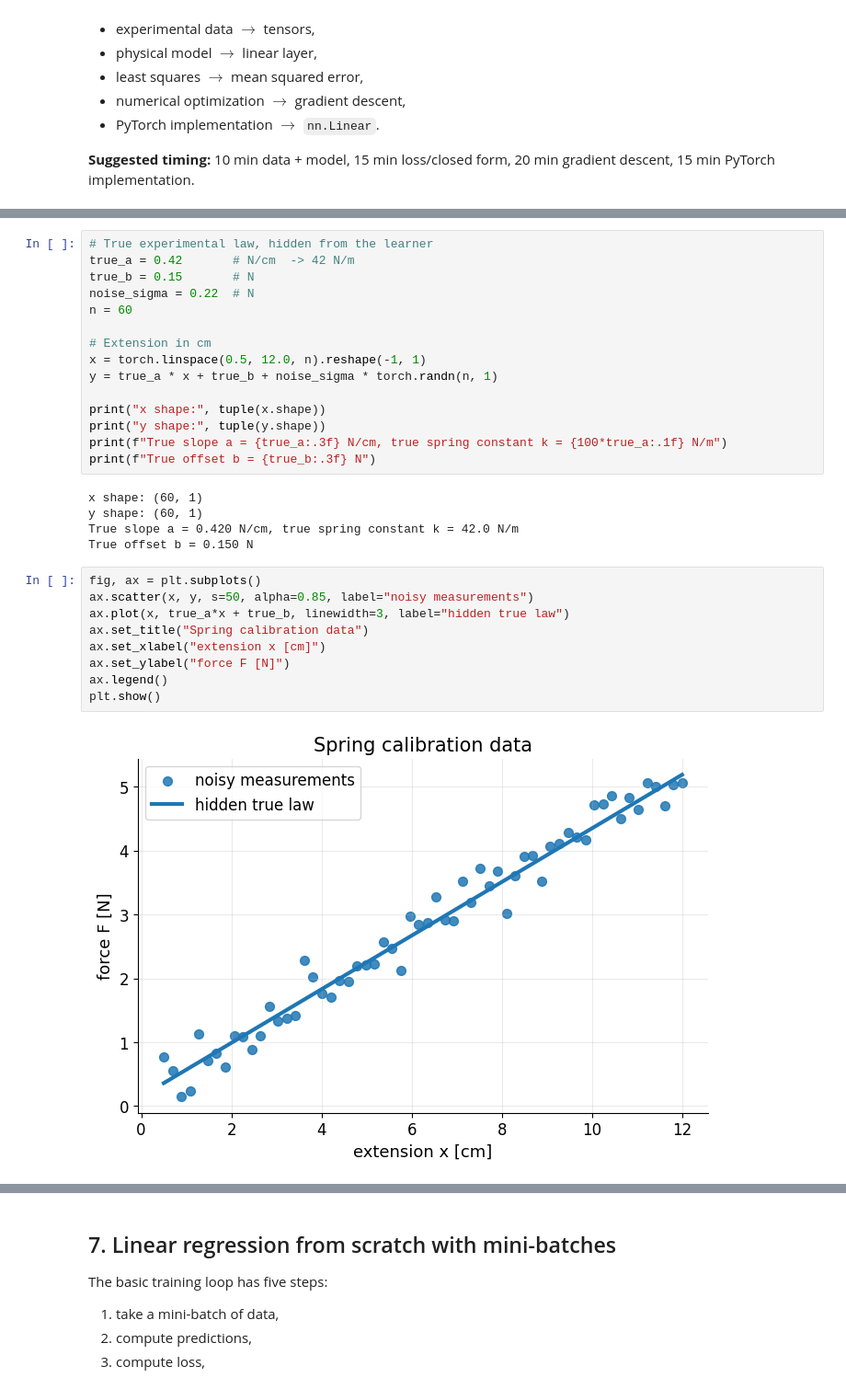
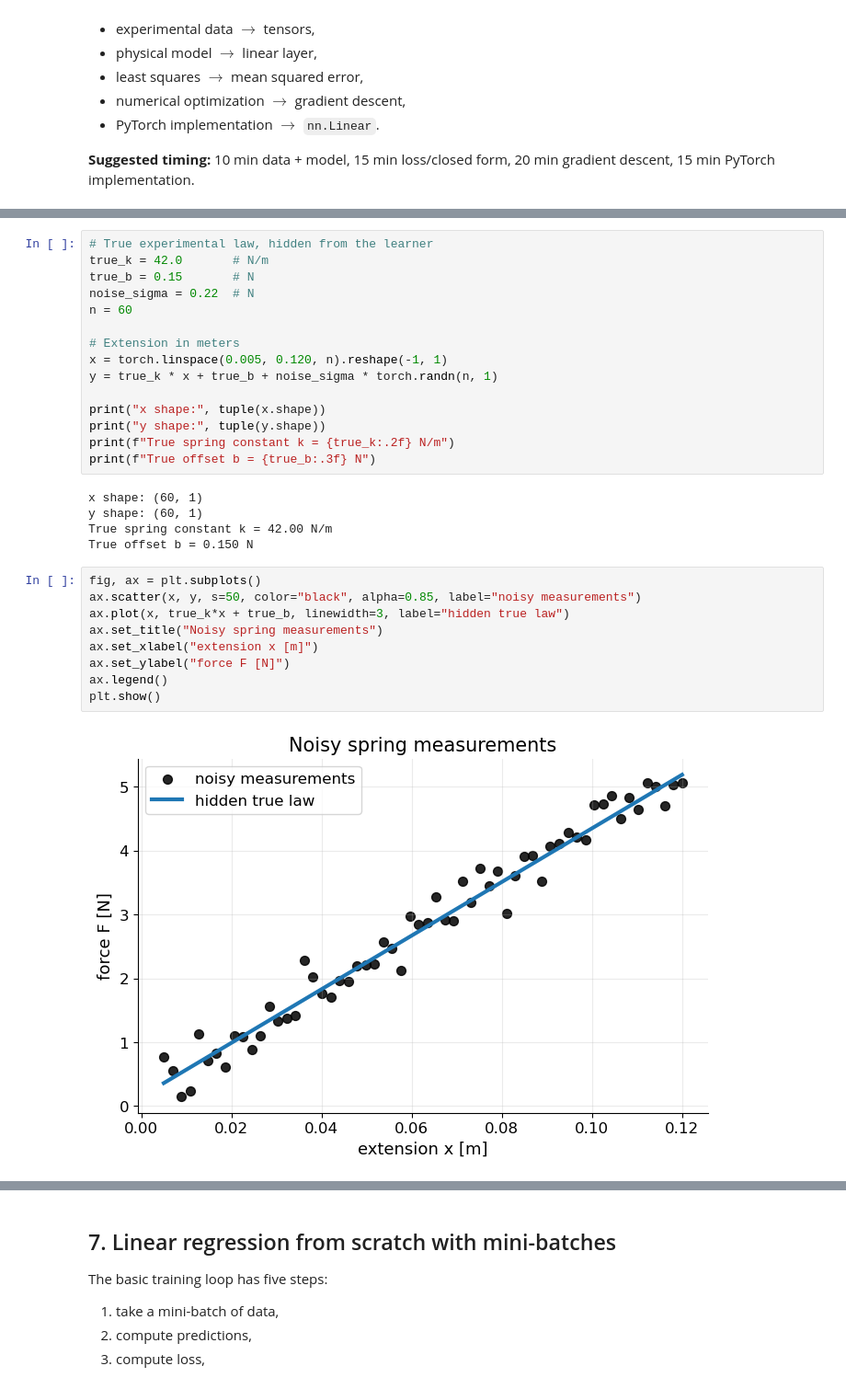
Before and after one commit to niksterg/MLpytorch, a Jupyter notebook: 01_linear_regression_pytorch.ipynb, the cells around one changed output, grey strips where cells are left out. Shown at 92% size. Cells and saved outputs as stored; diff of their text form.

```diff
--- a/01_linear_regression_pytorch.ipynb
+++ b/01_linear_regression_pytorch.ipynb
@@ -92,34 +155,34 @@ because $1\,\mathrm{cm}=10^{-2}\,\mathrm{m}$.
 # %%
 # True experimental law, hidden from the learner
-true_a = 0.42       # N/cm  -> 42 N/m
+true_k = 42.0       # N/m
 true_b = 0.15       # N
 noise_sigma = 0.22  # N
 n = 60
 
-# Extension in cm
-x = torch.linspace(0.5, 12.0, n).reshape(-1, 1)
-y = true_a * x + true_b + noise_sigma * torch.randn(n, 1)
+# Extension in meters
+x = torch.linspace(0.005, 0.120, n).reshape(-1, 1)
+y = true_k * x + true_b + noise_sigma * torch.randn(n, 1)
 
 print("x shape:", tuple(x.shape))
 print("y shape:", tuple(y.shape))
-print(f"True slope a = {true_a:.3f} N/cm, true spring constant k = {100*true_a:.1f} N/m")
+print(f"True spring constant k = {true_k:.2f} N/m")
 print(f"True offset b = {true_b:.3f} N")
 # %% [output]
 x shape: (60, 1)
 y shape: (60, 1)
-True slope a = 0.420 N/cm, true spring constant k = 42.0 N/m
+True spring constant k = 42.00 N/m
 True offset b = 0.150 N
 # %%
 fig, ax = plt.subplots()
-ax.scatter(x, y, s=50, alpha=0.85, label="noisy measurements")
-ax.plot(x, true_a*x + true_b, linewidth=3, label="hidden true law")
-ax.set_title("Spring calibration data")
-ax.set_xlabel("extension x [cm]")
+ax.scatter(x, y, s=50, color="black", alpha=0.85, label="noisy measurements")
+ax.plot(x, true_k*x + true_b, linewidth=3, label="hidden true law")
+ax.set_title("Noisy spring measurements")
+ax.set_xlabel("extension x [m]")
 ax.set_ylabel("force F [N]")
 ax.legend()
 plt.show()
 # %% [output]
-[figure, old version]
+[figure, new version]
 # %% [markdown]
 ## 2. The linear regression model
 
```
Also changed, not shown: parts of 36 cells of this notebook, 2 other files.
